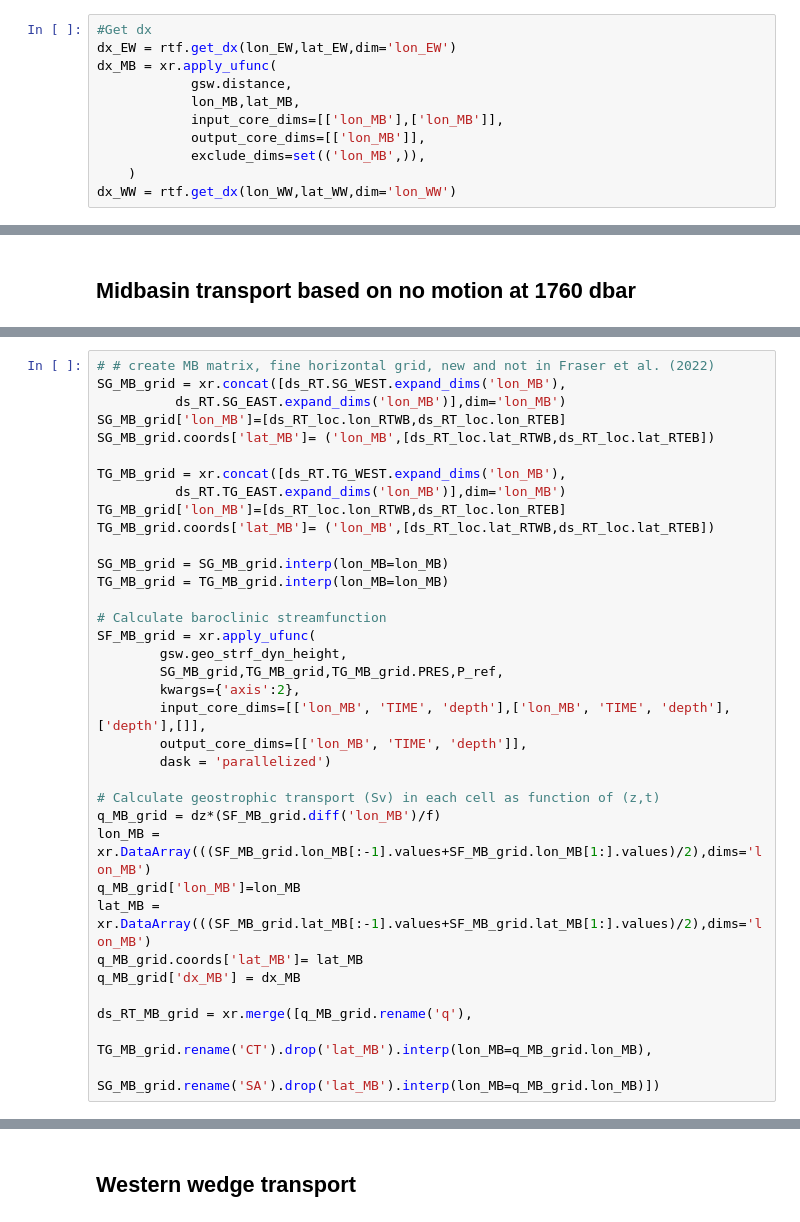
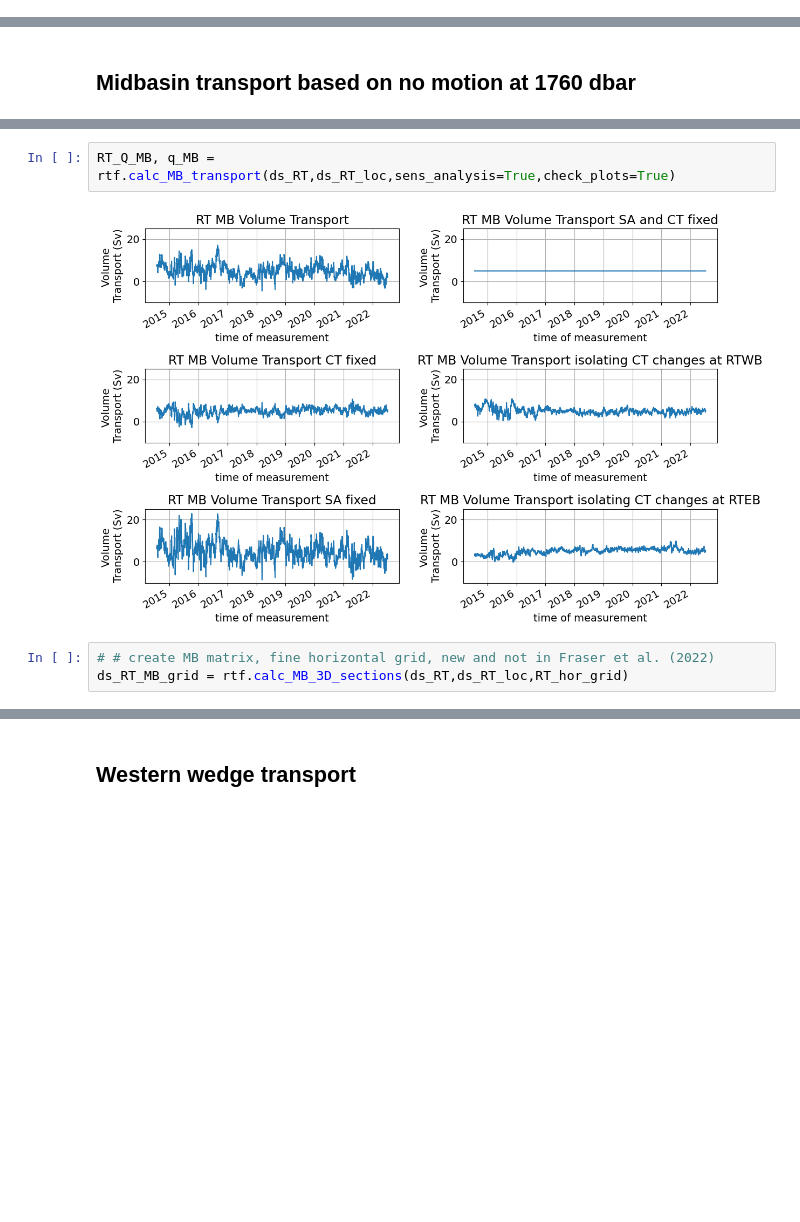
Before and after one commit to ScotMarPhys/Rockall_Trough_Transports, a Jupyter notebook: notebooks/1.0_Rockall_Trough_transports_2014_2022_v0.ipynb, the cells around one changed output, grey strips where cells are left out. Saved outputs shown, nothing was run; the diff lists cells and outputs as text; blank space fills up the shorter version.

Commit message:
Clean up script using functions - not working

```diff
--- a/notebooks/1.0_Rockall_Trough_transports_2014_2022_v0.ipynb
+++ b/notebooks/1.0_Rockall_Trough_transports_2014_2022_v0.ipynb
@@ -127,11 +110,0 @@ lat_EW.coords['lon_EW']=lon_EW.values
-# %%
-#Get dx
-dx_EW = rtf.get_dx(lon_EW,lat_EW,dim='lon_EW')
-dx_MB = xr.apply_ufunc(
-            gsw.distance,
-            lon_MB,lat_MB,
-            input_core_dims=[['lon_MB'],['lon_MB']],
-            output_core_dims=[['lon_MB']],
-            exclude_dims=set(('lon_MB',)),
-    )
-dx_WW = rtf.get_dx(lon_WW,lat_WW,dim='lon_WW')
@@ -263,36 +127,8 @@ fig.tight_layout()
+# %%
+RT_Q_MB, q_MB = rtf.calc_MB_transport(ds_RT,ds_RT_loc,sens_analysis=True,check_plots=True)
+# %% [output]
+[figure, added]
 # %%
 # # create MB matrix, fine horizontal grid, new and not in Fraser et al. (2022)
-SG_MB_grid = xr.concat([ds_RT.SG_WEST.expand_dims('lon_MB'),
-          ds_RT.SG_EAST.expand_dims('lon_MB')],dim='lon_MB')
-SG_MB_grid['lon_MB']=[ds_RT_loc.lon_RTWB,ds_RT_loc.lon_RTEB]
-SG_MB_grid.coords['lat_MB']= ('lon_MB',[ds_RT_loc.lat_RTWB,ds_RT_loc.lat_RTEB])
-
-TG_MB_grid = xr.concat([ds_RT.TG_WEST.expand_dims('lon_MB'),
-          ds_RT.TG_EAST.expand_dims('lon_MB')],dim='lon_MB')
-TG_MB_grid['lon_MB']=[ds_RT_loc.lon_RTWB,ds_RT_loc.lon_RTEB]
-TG_MB_grid.coords['lat_MB']= ('lon_MB',[ds_RT_loc.lat_RTWB,ds_RT_loc.lat_RTEB])
-
-SG_MB_grid = SG_MB_grid.interp(lon_MB=lon_MB)
-TG_MB_grid = TG_MB_grid.interp(lon_MB=lon_MB)
-
-# Calculate baroclinic streamfunction
-SF_MB_grid = xr.apply_ufunc(
-        gsw.geo_strf_dyn_height,
-        SG_MB_grid,TG_MB_grid,TG_MB_grid.PRES,P_ref,
-        kwargs={'axis':2},
-        input_core_dims=[['lon_MB', 'TIME', 'depth'],['lon_MB', 'TIME', 'depth'],['depth'],[]],
-        output_core_dims=[['lon_MB', 'TIME', 'depth']],
-        dask = 'parallelized')
-
-# Calculate geostrophic transport (Sv) in each cell as function of (z,t)
-q_MB_grid = dz*(SF_MB_grid.diff('lon_MB')/f)
-lon_MB = xr.DataArray(((SF_MB_grid.lon_MB[:-1].values+SF_MB_grid.lon_MB[1:].values)/2),dims='lon_MB')
-q_MB_grid['lon_MB']=lon_MB
-lat_MB = xr.DataArray(((SF_MB_grid.lat_MB[:-1].values+SF_MB_grid.lat_MB[1:].values)/2),dims='lon_MB')
-q_MB_grid.coords['lat_MB']= lat_MB
-q_MB_grid['dx_MB'] = dx_MB
-
-ds_RT_MB_grid = xr.merge([q_MB_grid.rename('q'),
-                      TG_MB_grid.rename('CT').drop('lat_MB').interp(lon_MB=q_MB_grid.lon_MB),
-                      SG_MB_grid.rename('SA').drop('lat_MB').interp(lon_MB=q_MB_grid.lon_MB)])
+ds_RT_MB_grid = rtf.calc_MB_3D_sections(ds_RT,ds_RT_loc,RT_hor_grid)
 # %%
```
Also changed, not shown: parts of 7 cells of this notebook, 2 other files.
